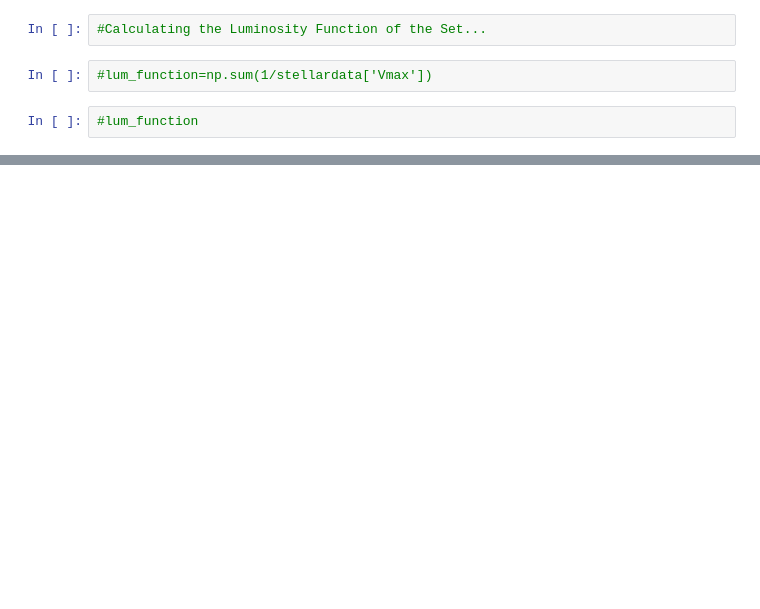
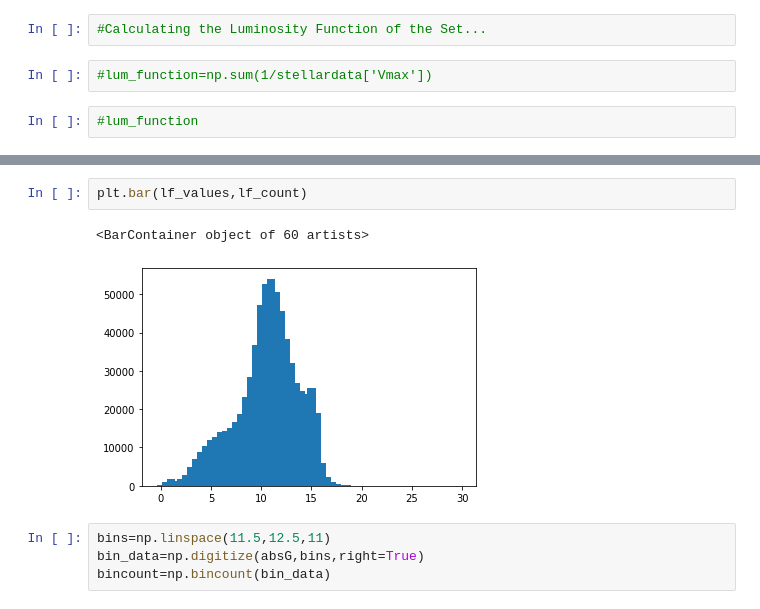
Before and after one commit to dhilligo/BDwarfLumFunction, a Jupyter notebook: GCNS Table Analysis.ipynb, the cells around one changed output, grey strips where cells are left out. Cells and saved outputs as stored; diff of their text form; blank space fills up the shorter version.

```diff
--- a/GCNS Table Analysis.ipynb
+++ b/GCNS Table Analysis.ipynb
@@ -240,0 +272,9 @@ Table masked=True length=331312
+# %%
+plt.bar(lf_values,lf_count)
+# %% [output]
+<BarContainer object of 60 artists>
+[figure, added]
+# %%
+bins=np.linspace(11.5,12.5,11)
+bin_data=np.digitize(absG,bins,right=True)
+bincount=np.bincount(bin_data)
```
Also changed, not shown: parts of 7 cells of this notebook.
